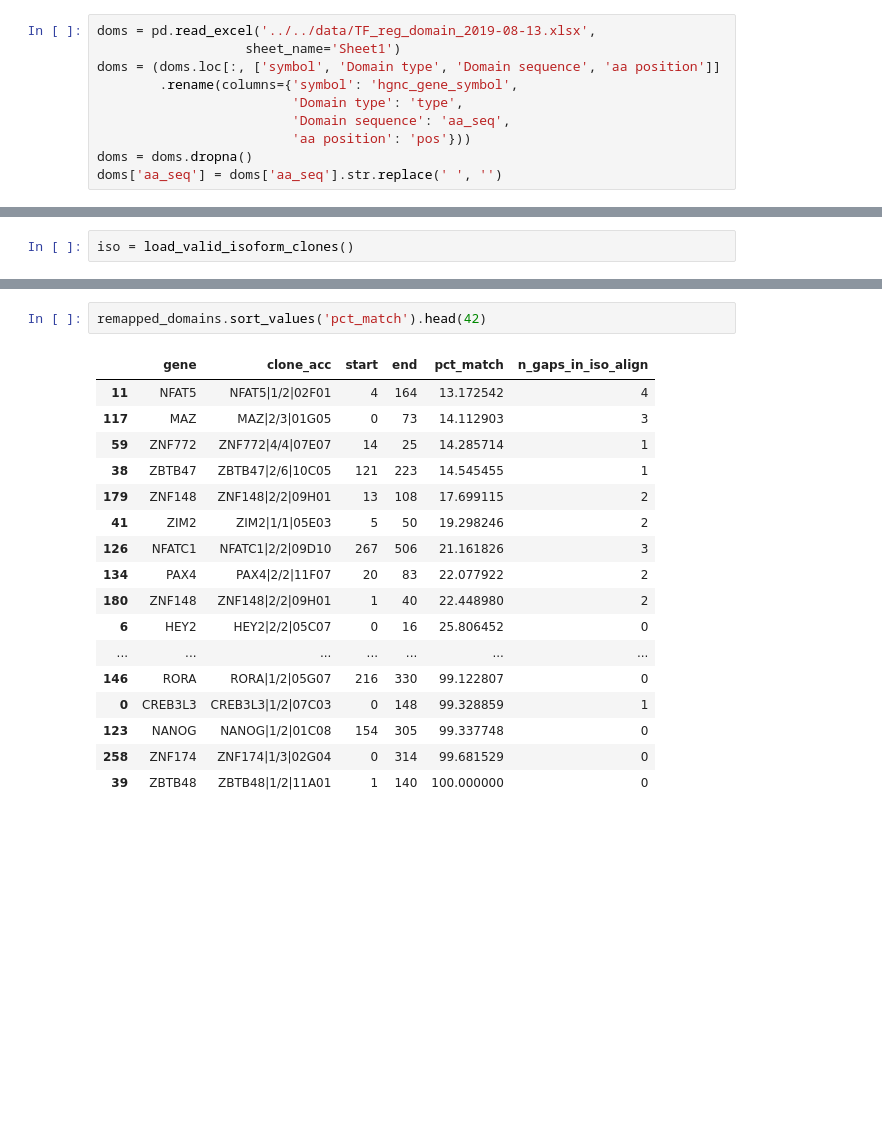
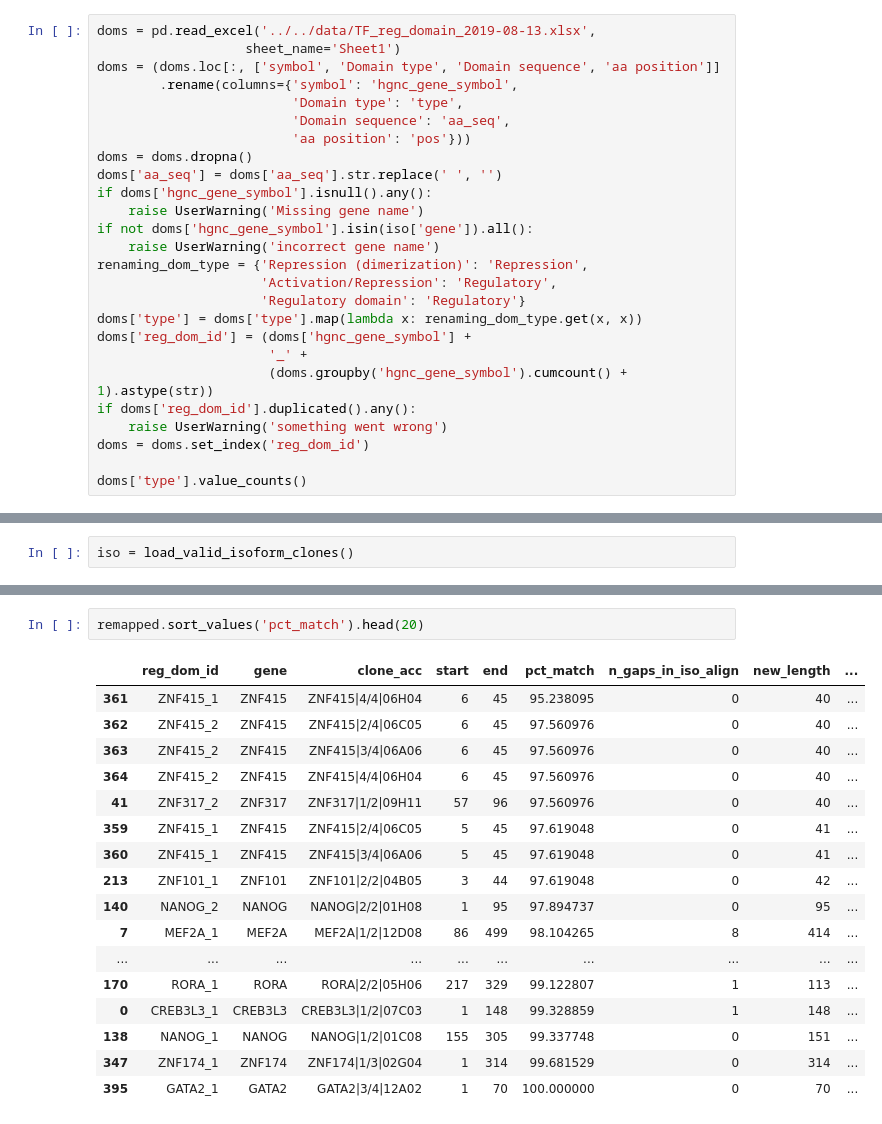
Before and after one commit to CCSB-DFCI/TF_isoforms_paper, a Jupyter notebook: analysis/i_integrative_analysis/activation_domains.ipynb, the cells around one changed output, grey strips where cells are left out. Saved outputs shown, nothing was run; the diff lists cells and outputs as text; blank space fills up the shorter version.

Commit message:
Domain vizualization

```diff
--- a/analysis/i_integrative_analysis/activation_domains.ipynb
+++ b/analysis/i_integrative_analysis/activation_domains.ipynb
@@ -19,3 +24,19 @@ doms = (doms.loc[:, ['symbol', 'Domain type', 'Domain sequence', 'aa position']]
                          'aa position': 'pos'}))
 doms = doms.dropna()
 doms['aa_seq'] = doms['aa_seq'].str.replace(' ', '')
+if doms['hgnc_gene_symbol'].isnull().any():
+    raise UserWarning('Missing gene name')
+if not doms['hgnc_gene_symbol'].isin(iso['gene']).all():
+    raise UserWarning('incorrect gene name')
+renaming_dom_type = {'Repression (dimerization)': 'Repression',
+                     'Activation/Repression': 'Regulatory',
+                     'Regulatory domain': 'Regulatory'}
+doms['type'] = doms['type'].map(lambda x: renaming_dom_type.get(x, x))
+doms['reg_dom_id'] = (doms['hgnc_gene_symbol'] +
+                      '_' +
+                      (doms.groupby('hgnc_gene_symbol').cumcount() + 1).astype(str))
+if doms['reg_dom_id'].duplicated().any():
+    raise UserWarning('something went wrong')
+doms = doms.set_index('reg_dom_id')
+
+doms['type'].value_counts()
@@ -99,23 +122,23 @@ remapped_domains = pd.DataFrame(remapped_domains, columns=['gene',
                                                            'pct_match',
                                                            'n_gaps_in_iso_align'])
 # %%
-remapped_domains.sort_values('pct_match').head(42)
+remapped.sort_values('pct_match').head(20)
 # %% [output]
-|  | gene | clone_acc | start | end | pct_match | n_gaps_in_iso_align |
-| 11 | NFAT5 | NFAT5|1/2|02F01 | 4 | 164 | 13.172542 | 4 |
-| 117 | MAZ | MAZ|2/3|01G05 | 0 | 73 | 14.112903 | 3 |
-| 59 | ZNF772 | ZNF772|4/4|07E07 | 14 | 25 | 14.285714 | 1 |
-| 38 | ZBTB47 | ZBTB47|2/6|10C05 | 121 | 223 | 14.545455 | 1 |
-| 179 | ZNF148 | ZNF148|2/2|09H01 | 13 | 108 | 17.699115 | 2 |
-| 41 | ZIM2 | ZIM2|1/1|05E03 | 5 | 50 | 19.298246 | 2 |
-| 126 | NFATC1 | NFATC1|2/2|09D10 | 267 | 506 | 21.161826 | 3 |
-| 134 | PAX4 | PAX4|2/2|11F07 | 20 | 83 | 22.077922 | 2 |
-| 180 | ZNF148 | ZNF148|2/2|09H01 | 1 | 40 | 22.448980 | 2 |
-| 6 | HEY2 | HEY2|2/2|05C07 | 0 | 16 | 25.806452 | 0 |
-| ... | ... | ... | ... | ... | ... | ... |
-| 146 | RORA | RORA|1/2|05G07 | 216 | 330 | 99.122807 | 0 |
-| 0 | CREB3L3 | CREB3L3|1/2|07C03 | 0 | 148 | 99.328859 | 1 |
-| 123 | NANOG | NANOG|1/2|01C08 | 154 | 305 | 99.337748 | 0 |
-| 258 | ZNF174 | ZNF174|1/3|02G04 | 0 | 314 | 99.681529 | 0 |
-| 39 | ZBTB48 | ZBTB48|1/2|11A01 | 1 | 140 | 100.000000 | 0 |
+|  | reg_dom_id | gene | clone_acc | start | end | pct_match | n_gaps_in_iso_align | new_length | ... |
+| 361 | ZNF415_1 | ZNF415 | ZNF415|4/4|06H04 | 6 | 45 | 95.238095 | 0 | 40 | ... |
+| 362 | ZNF415_2 | ZNF415 | ZNF415|2/4|06C05 | 6 | 45 | 97.560976 | 0 | 40 | ... |
+| 363 | ZNF415_2 | ZNF415 | ZNF415|3/4|06A06 | 6 | 45 | 97.560976 | 0 | 40 | ... |
+| 364 | ZNF415_2 | ZNF415 | ZNF415|4/4|06H04 | 6 | 45 | 97.560976 | 0 | 40 | ... |
+| 41 | ZNF317_2 | ZNF317 | ZNF317|1/2|09H11 | 57 | 96 | 97.560976 | 0 | 40 | ... |
+| 359 | ZNF415_1 | ZNF415 | ZNF415|2/4|06C05 | 5 | 45 | 97.619048 | 0 | 41 | ... |
+| 360 | ZNF415_1 | ZNF415 | ZNF415|3/4|06A06 | 5 | 45 | 97.619048 | 0 | 41 | ... |
+| 213 | ZNF101_1 | ZNF101 | ZNF101|2/2|04B05 | 3 | 44 | 97.619048 | 0 | 42 | ... |
+| 140 | NANOG_2 | NANOG | NANOG|2/2|01H08 | 1 | 95 | 97.894737 | 0 | 95 | ... |
+| 7 | MEF2A_1 | MEF2A | MEF2A|1/2|12D08 | 86 | 499 | 98.104265 | 8 | 414 | ... |
+| ... | ... | ... | ... | ... | ... | ... | ... | ... | ... |
+| 170 | RORA_1 | RORA | RORA|2/2|05H06 | 217 | 329 | 99.122807 | 1 | 113 | ... |
+| 0 | CREB3L3_1 | CREB3L3 | CREB3L3|1/2|07C03 | 1 | 148 | 99.328859 | 1 | 148 | ... |
+| 138 | NANOG_1 | NANOG | NANOG|1/2|01C08 | 155 | 305 | 99.337748 | 0 | 151 | ... |
+| 347 | ZNF174_1 | ZNF174 | ZNF174|1/3|02G04 | 1 | 314 | 99.681529 | 0 | 314 | ... |
+| 395 | GATA2_1 | GATA2 | GATA2|3/4|12A02 | 1 | 70 | 100.000000 | 0 | 70 | ... |
 # %%
```
Also changed, not shown: parts of 31 cells of this notebook.
